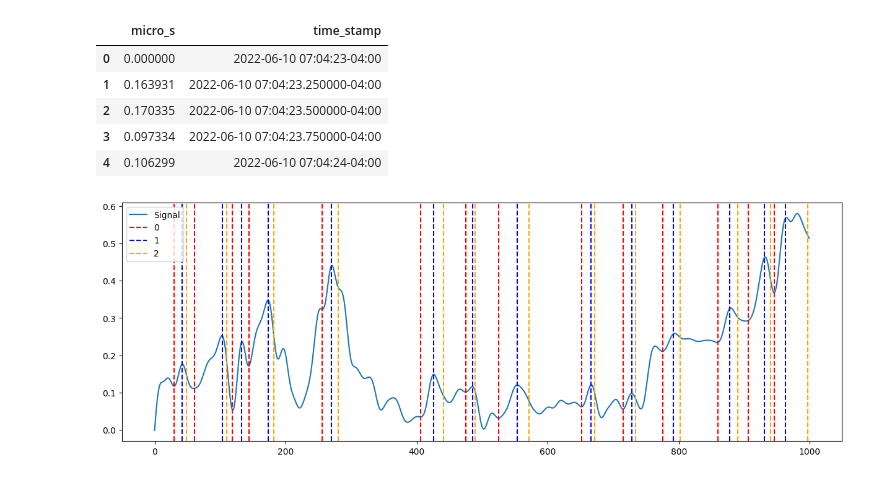
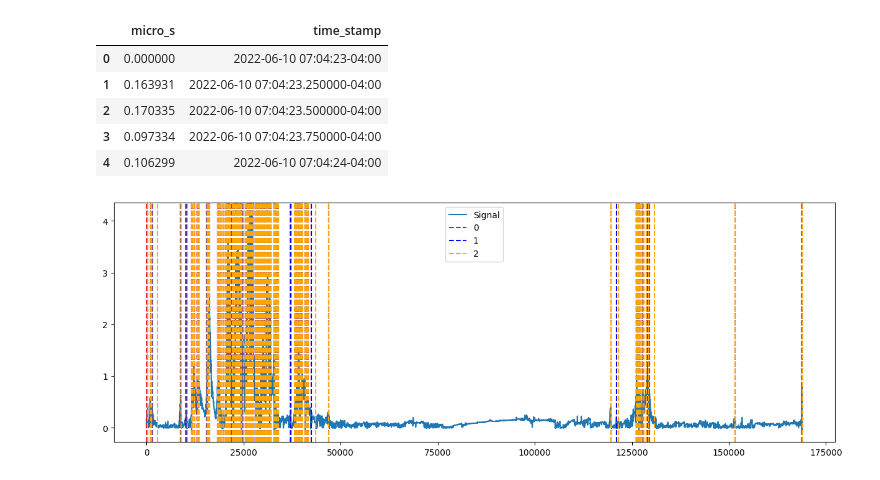
Before and after one commit to dr-rosen-rosen/tpd, a Jupyter notebook: e4_eda_processing.ipynb, the cells around one changed output. Cells and saved outputs as stored; diff of their text form; code cells hidden in the pictures.

```diff
--- a/e4_eda_processing.ipynb
+++ b/e4_eda_processing.ipynb
@@ -110,16 +149,16 @@ df.head()
 | 3 | 0.097334 | 2022-06-10 07:04:23.750000-04:00 |
 | 4 | 0.106299 | 2022-06-10 07:04:24-04:00 |
 # %%
-eda_signal = df['micro_s'].values[0:1000]
+eda_signal = df['micro_s'].values
 signals, info = nk.eda_process(eda_signal, sampling_rate=64)
 # Extract clean EDA and SCR features
 cleaned = signals["EDA_Clean"]
 features = [info["SCR_Onsets"], info["SCR_Peaks"], info["SCR_Recovery"]]
 
 # Visualize SCR features in cleaned EDA signal
 plot = nk.events_plot(features, cleaned, color=['red', 'blue', 'orange'])
 # %% [output]
-[figure, old version]
+[figure, new version]
 # %%
 print(len(signals))
 signals.head()
```
Also changed, not shown: parts of 6 cells of this notebook, 2 other files.
